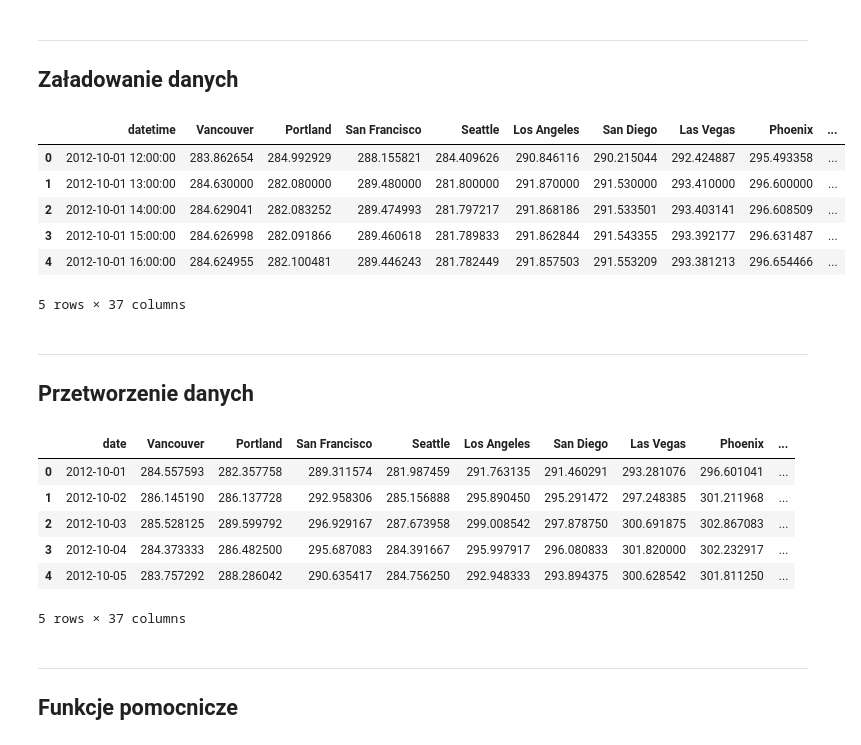
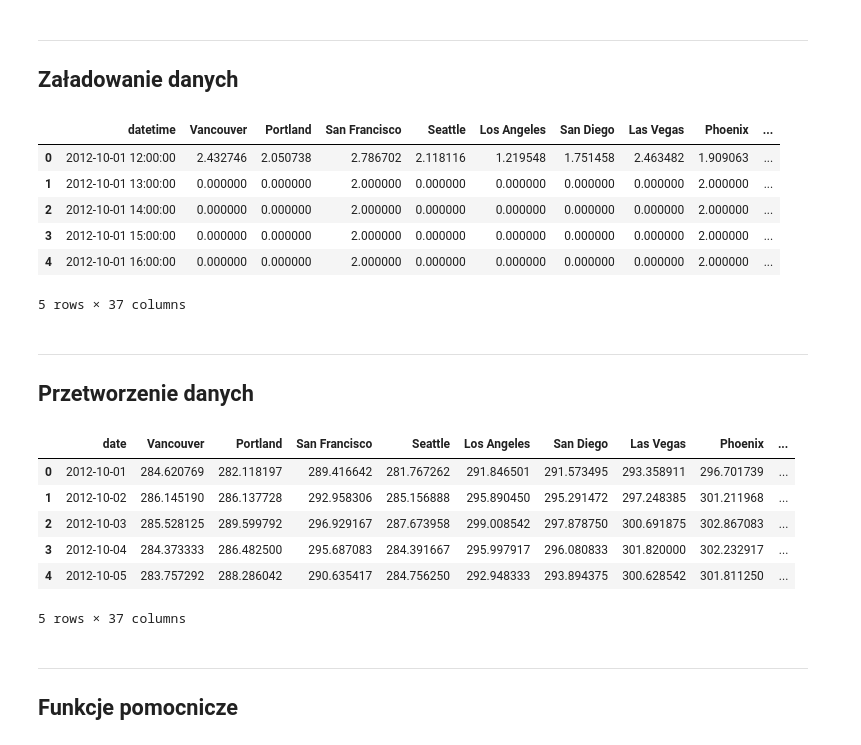
Before and after one commit to Kubex212/sn3, a Jupyter notebook: model.ipynb, the cells around one changed output. Drawn from its saved outputs; the diff is of its cells as text; code cells hidden in the pictures.

```diff
--- a/model.ipynb
+++ b/model.ipynb
@@ -16,17 +16,21 @@ from enum import Enum
 # %%
 temperature_data = pd.read_csv('temperature.csv')
 wind_data = pd.read_csv('wind_speed.csv')
-temperature_data = temperature_data.fillna(temperature_data.mean())
-wind_data = wind_data.fillna(wind_data.mean())
+
+#wind_data = wind_data.fillna(wind_data.drop(['datetime'], axis=1).mean())
+
+temperature_data = temperature_data.fillna(temperature_data.drop(['datetime'], axis=1).mean())
+wind_data = wind_data.fillna(wind_data.drop(['datetime'], axis=1).mean())
 
 temperature_data.head(5)
+wind_data.head(5)
 # %% [output]
 |  | datetime | Vancouver | Portland | San Francisco | Seattle | Los Angeles | San Diego | Las Vegas | Phoenix | ... |
-| 0 | 2012-10-01 12:00:00 | 283.862654 | 284.992929 | 288.155821 | 284.409626 | 290.846116 | 290.215044 | 292.424887 | 295.493358 | ... |
-| 1 | 2012-10-01 13:00:00 | 284.630000 | 282.080000 | 289.480000 | 281.800000 | 291.870000 | 291.530000 | 293.410000 | 296.600000 | ... |
-| 2 | 2012-10-01 14:00:00 | 284.629041 | 282.083252 | 289.474993 | 281.797217 | 291.868186 | 291.533501 | 293.403141 | 296.608509 | ... |
-| 3 | 2012-10-01 15:00:00 | 284.626998 | 282.091866 | 289.460618 | 281.789833 | 291.862844 | 291.543355 | 293.392177 | 296.631487 | ... |
-| 4 | 2012-10-01 16:00:00 | 284.624955 | 282.100481 | 289.446243 | 281.782449 | 291.857503 | 291.553209 | 293.381213 | 296.654466 | ... |
+| 0 | 2012-10-01 12:00:00 | 2.432746 | 2.050738 | 2.786702 | 2.118116 | 1.219548 | 1.751458 | 2.463482 | 1.909063 | ... |
+| 1 | 2012-10-01 13:00:00 | 0.000000 | 0.000000 | 2.000000 | 0.000000 | 0.000000 | 0.000000 | 0.000000 | 2.000000 | ... |
+| 2 | 2012-10-01 14:00:00 | 0.000000 | 0.000000 | 2.000000 | 0.000000 | 0.000000 | 0.000000 | 0.000000 | 2.000000 | ... |
+| 3 | 2012-10-01 15:00:00 | 0.000000 | 0.000000 | 2.000000 | 0.000000 | 0.000000 | 0.000000 | 0.000000 | 2.000000 | ... |
+| 4 | 2012-10-01 16:00:00 | 0.000000 | 0.000000 | 2.000000 | 0.000000 | 0.000000 | 0.000000 | 0.000000 | 2.000000 | ... |
 5 rows × 37 columns
 # %% [markdown]
 ---
@@ -47,7 +61,7 @@ wind_data = calculate_means_by_days(wind_data)
 temperature_data.head(5)
 # %% [output]
 |  | date | Vancouver | Portland | San Francisco | Seattle | Los Angeles | San Diego | Las Vegas | Phoenix | ... |
-| 0 | 2012-10-01 | 284.557593 | 282.357758 | 289.311574 | 281.987459 | 291.763135 | 291.460291 | 293.281076 | 296.601041 | ... |
+| 0 | 2012-10-01 | 284.620769 | 282.118197 | 289.416642 | 281.767262 | 291.846501 | 291.573495 | 293.358911 | 296.701739 | ... |
 | 1 | 2012-10-02 | 286.145190 | 286.137728 | 292.958306 | 285.156888 | 295.890450 | 295.291472 | 297.248385 | 301.211968 | ... |
 | 2 | 2012-10-03 | 285.528125 | 289.599792 | 296.929167 | 287.673958 | 299.008542 | 297.878750 | 300.691875 | 302.867083 | ... |
 | 3 | 2012-10-04 | 284.373333 | 286.482500 | 295.687083 | 284.391667 | 295.997917 | 296.080833 | 301.820000 | 302.232917 | ... |
```
Also changed, not shown: parts of 8 cells of this notebook.
